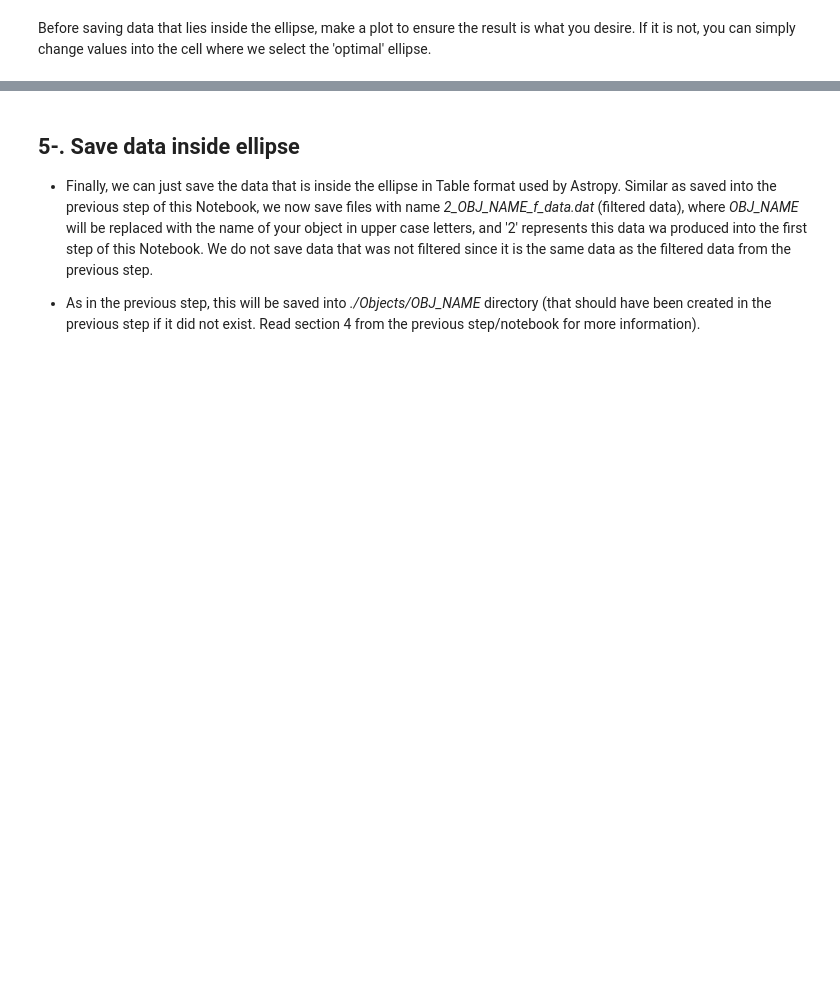
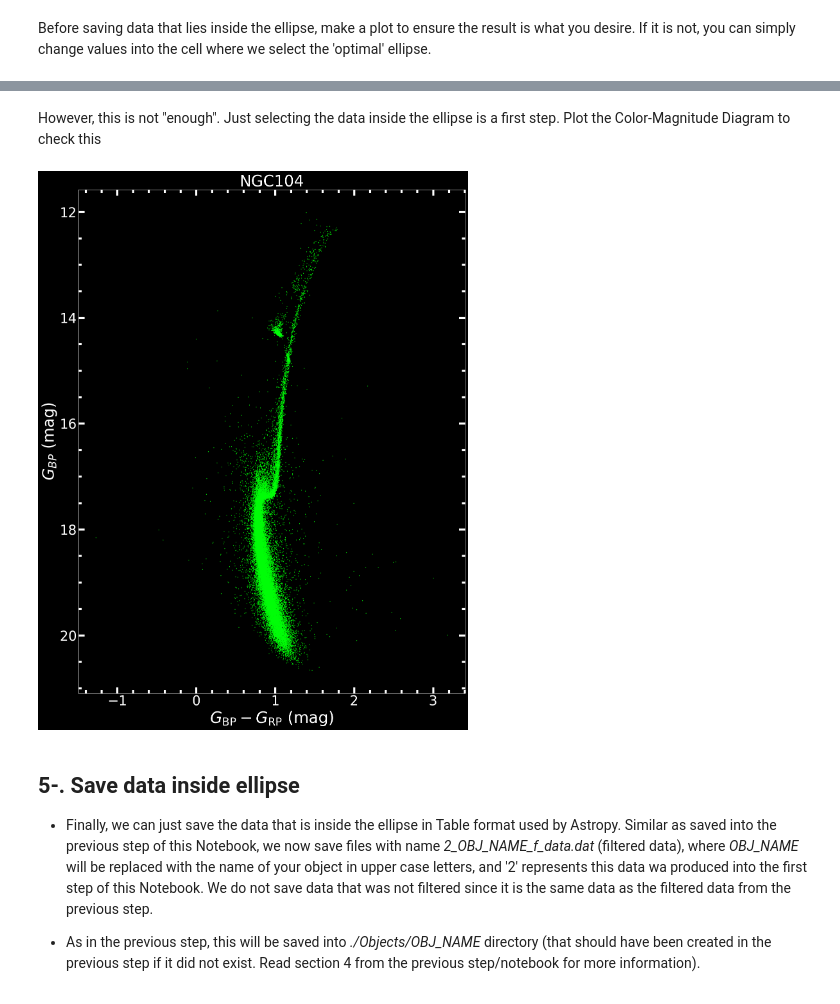
Before and after one commit to GunZF0x/astrogaia-jupyter, a Jupyter notebook: 2_Select_data_inside_ellipse/2_Select_data_inside_ellipse.ipynb, the cells around one changed output, grey strips where cells are left out. Cells and saved outputs as stored; diff of their text form; code cells hidden in the pictures; blank space fills up the shorter version.

```diff
--- a/2_Select_data_inside_ellipse/2_Select_data_inside_ellipse.ipynb
+++ b/2_Select_data_inside_ellipse/2_Select_data_inside_ellipse.ipynb
@@ -448,3 +448,51 @@ Using parameters X:[-2.0, 10.0], Y: [-8.0, 4.0]
+# %% [markdown]
+However, this is not "enough". Just selecting the data inside the ellipse is a first step. Plot the Color-Magnitude Diagram to check this
+# %%
+# Do you want to print the output in 'Dark Mode'?
+# Useful for 'dark' themes in Jupyter
+enable_darkMode = True
+
+def plot_data(data_selected, dark_mode=False):
+
+    G_RP = data_selected['phot_rp_mean_mag']
+    G_BP = data_selected['phot_bp_mean_mag']
+    BP_RP = G_BP - G_RP
+    fig,ax = plt.subplots(1)
+    label_fontsize = 35
+    matplotlib.rc('xtick', labelsize=label_fontsize - 5)
+    matplotlib.rc('ytick', labelsize=label_fontsize - 5)
+    plt.title(object_name.upper(), fontsize=label_fontsize)
+    ax.xaxis.label.set_size(label_fontsize)
+    ax.yaxis.label.set_size(label_fontsize)
+    ax.set(ylabel=r'$G_{BP}$ $({\rm mag})$',
+           xlabel=r'$G_{\rm BP} - G_{\rm RP}$ $({\rm mag})$')
+    ax.tick_params(which='both', width=4.5, top='on')
+    ticksize = 14
+    ax.tick_params(which='major',length=ticksize, direction = 'in')
+    ax.tick_params(which='minor',length=ticksize/2., direction = 'in')
+    ax.yaxis.set_ticks_position('both')
+    plt.minorticks_on()
+    if dark_mode:
+        plt.style.use('dark_background')
+        original_data_color = "#00ddff"
+        filtered_data_color = "#ff4600"
+        linestyle = "-g"
+        color_linestyle = "#00FE08"
+    else:
+        original_data_color = "#274e13"
+        filtered_data_color = "#cc0000"
+        linestyle = "-b"
+        color_linestyle = "#0078ff"
+    # Plot the line dividing the selected vs eliminated stars
+    plt.scatter(G_BP-G_RP , G_BP, s = 0.5, color=color_linestyle)
+    plt.rcParams["figure.figsize"] = [13.50, 17.50]
+    plt.rcParams["figure.autolayout"] = True
+    plt.gca().invert_yaxis()
+    plt.show()
+
+plot_data(filtered_data, dark_mode=enable_darkMode)
+# %% [output]
+[figure, added]
 # %% [markdown]
 ## 5-. Save data inside ellipse
 
```
Also changed, not shown: parts of 1 cell of this notebook, 1 other file.
